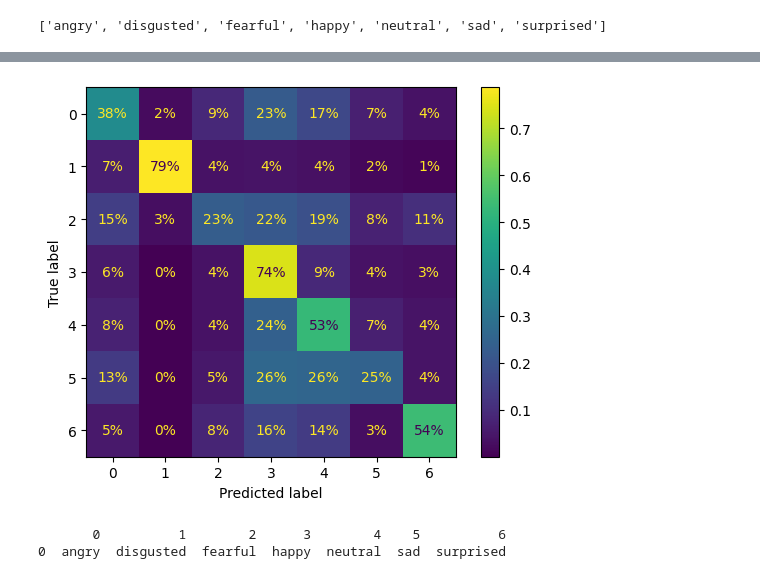
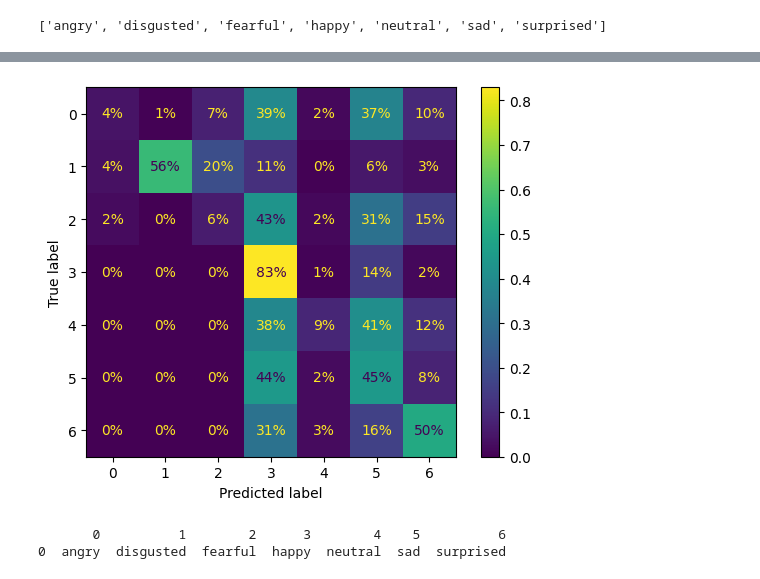
Before and after one commit to 26th-Official/Emotion-Detection, a Jupyter notebook: Emotion.ipynb, the cells around one changed output, grey strips where cells are left out. Saved outputs shown, nothing was run; the diff lists cells and outputs as text; code cells hidden in the pictures.

```diff
--- a/Emotion.ipynb
+++ b/Emotion.ipynb
@@ -313,9 +212,9 @@ label_map = ['Anger', 'Disgust', 'Fear', 'Happy', 'Sad', 'Surprise', 'Neutral']
 # %%
-for i in range(len(classes)):
-    datalist = os.listdir(train_dir+classes[i])
-    for j in datalist:
-        count += 1
-    # print({classes[i]: count})
-    # count = 0
+# for i in range(len(classes)):
+#     datalist = os.listdir(train_dir+classes[i])
+#     for j in datalist:
+#         count += 1
+#     # print({classes[i]: count})
+#     # count = 0
 
-print(count)
+# print(count)
@@ -342,7 +220,0 @@ print(count)
-# %%
-temp_img = np.asarray(Image.open(r"dataset\test\happy\im1710.png"))
-
-a = augument(temp_img)
-
-for i in a:
-    image_show(i)
@@ -359,13 +225,16 @@ print(classes)
 # %%
 model = tf.keras.Sequential([
     tf.keras.layers.Flatten(input_shape = [48,48]),
-    # tf.keras.layers.BatchNormalization(),
+
     tf.keras.layers.Dense(400,activation="elu",kernel_initializer='he_normal'),
-    # tf.keras.layers.BatchNormalization(),
+    tf.keras.layers.Dropout(rate=0.3),
+
     tf.keras.layers.Dense(300,activation="elu",kernel_initializer='he_normal'),
-    # tf.keras.layers.BatchNormalization(),
+    tf.keras.layers.Dropout(rate=0.3),
+
     tf.keras.layers.Dense(200,activation="elu",kernel_initializer='he_normal'),
-    # tf.keras.layers.BatchNormalization(),
+    tf.keras.layers.Dropout(rate=0.3),
+
     tf.keras.layers.Dense(7,activation="softmax")
 ])
 # %%
@@ -439,3 +312,3 @@ angry
 # %%
-predkt = model.predict(x_train)
+predkt = model.predict(x_test)
 # %% [output]
@@ -451,8 +324,8 @@ print(final_pred[:10])
 # %%
-ConfusionMatrixDisplay.from_predictions(y_train,np.array(final_pred),values_format='.0%',normalize='true')
+ConfusionMatrixDisplay.from_predictions(y_test,np.array(final_pred),values_format='.0%',normalize='true')
 plt.show()
 print(pd.DataFrame([classes]))
 # %% [output]
-[figure, old version]
+[figure, new version]
        0          1        2      3        4    5          6
 0  angry  disgusted  fearful  happy  neutral  sad  surprised
```
Also changed, not shown: parts of 28 cells of this notebook, 1 other file.
